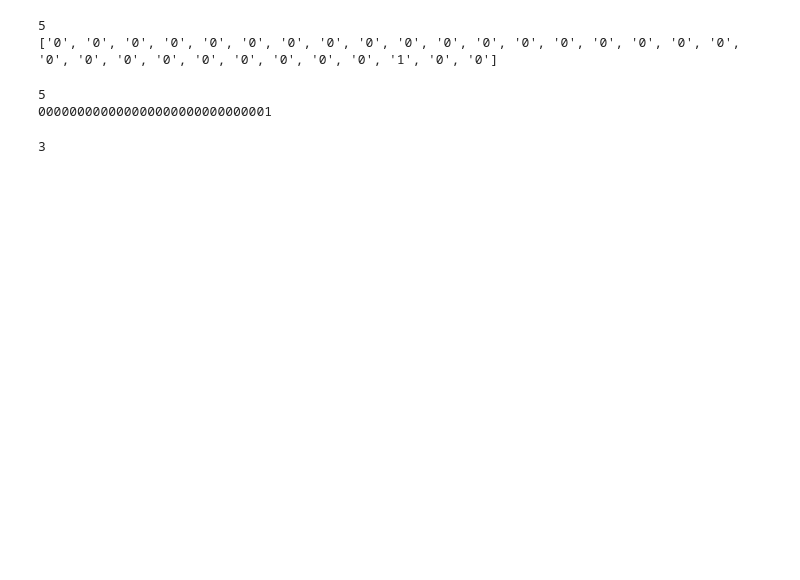
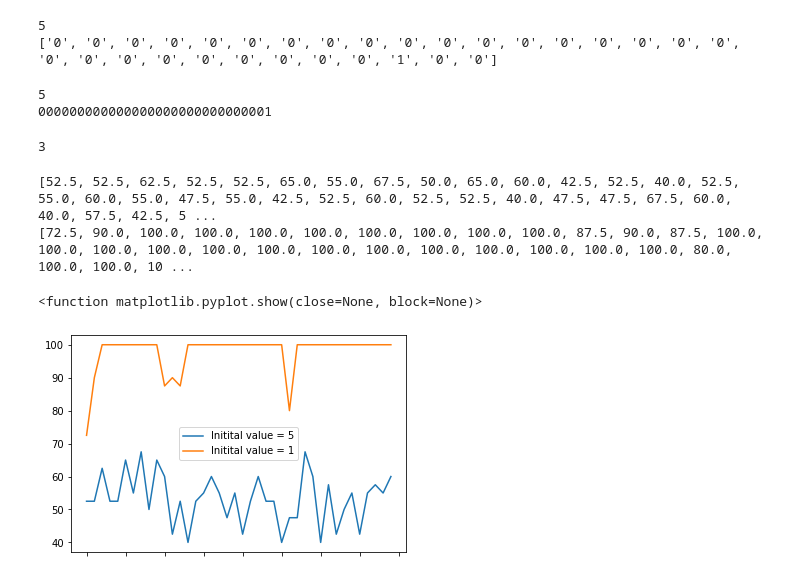
Before and after one commit to ParmeshMathur/AI_Assignment2, a Jupyter notebook: 2018A7PS0133G.ipynb, the cells around one changed output. Cells and saved outputs as stored; diff of their text form; code cells hidden in the pictures; blank space fills up the shorter version.

```diff
--- a/2018A7PS0133G.ipynb
+++ b/2018A7PS0133G.ipynb
@@ -400,0 +435,24 @@ print(maxsq)
+# %%
+l1 = [42, 42, 50, 42, 42, 52, 44, 54, 40, 52, 48, 34, 42, 32, 42, 44, 48, 44, 38, 44, 34, 42, 48, 42, 42, 32, 38, 38, 54, 48, 32, 46, 34, 40, 44, 34, 44, 46, 44, 48]
+l2 = [58, 72, 80, 80, 80, 80, 80, 80, 80, 80, 70, 72, 70, 80, 80, 80, 80, 80, 80, 80, 80, 80, 80, 80, 80, 80, 64, 80, 80, 80, 80, 80, 80, 80, 80, 80, 80, 80, 80, 80]
+for i in range(len(l1)):
+    l1[i]*= 1.25
+    l2[i]*= 1.25
+print(l1)
+print(l2)
+# %% [output]
+[52.5, 52.5, 62.5, 52.5, 52.5, 65.0, 55.0, 67.5, 50.0, 65.0, 60.0, 42.5, 52.5, 40.0, 52.5, 55.0, 60.0, 55.0, 47.5, 55.0, 42.5, 52.5, 60.0, 52.5, 52.5, 40.0, 47.5, 47.5, 67.5, 60.0, 40.0, 57.5, 42.5, 5 ...
+[72.5, 90.0, 100.0, 100.0, 100.0, 100.0, 100.0, 100.0, 100.0, 100.0, 87.5, 90.0, 87.5, 100.0, 100.0, 100.0, 100.0, 100.0, 100.0, 100.0, 100.0, 100.0, 100.0, 100.0, 100.0, 100.0, 80.0, 100.0, 100.0, 10 ...
+# %%
+plt.plot(l1, label = "Initital value = 5")
+plt.plot(l2, label = "Initital value = 1")
+plt.legend()
+plt.xlabel=None
+figure = plt.gca()
+
+figure.axes.xaxis.set_ticklabels([])
+
+plt.show
+# %% [output]
+<function matplotlib.pyplot.show(close=None, block=None)>
+[figure, added]
```
Also changed, not shown: parts of 5 cells of this notebook, 3 other files.
